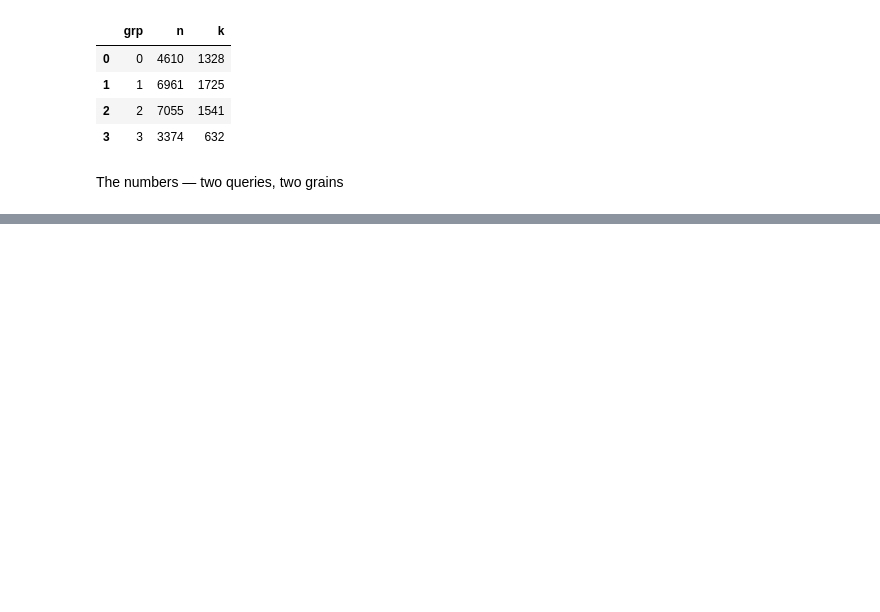
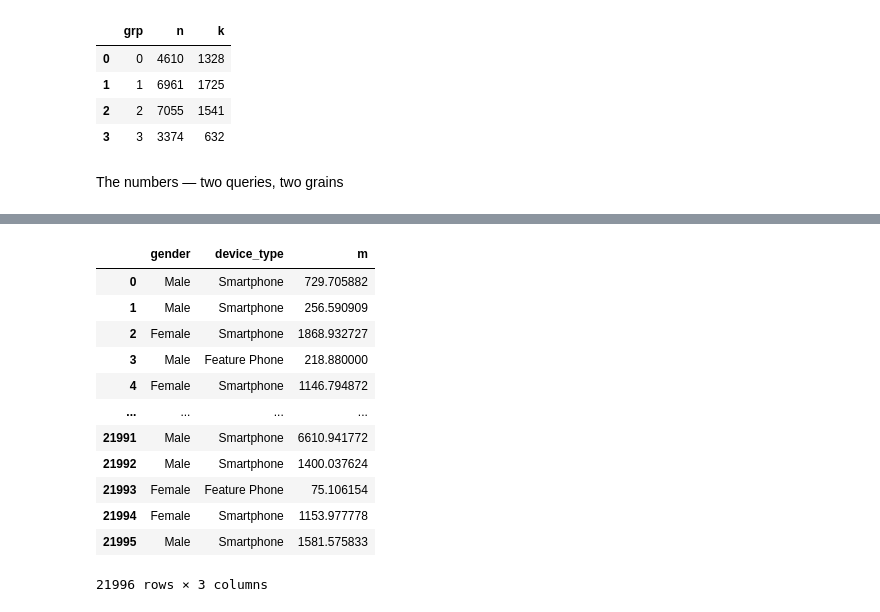
Before and after one commit to muhammedfayasekbcadbi-jpg/airtel-telecom-analytics, a Jupyter notebook: notebook/06_validation.ipynb, the cells around one changed output, grey strips where cells are left out. Saved outputs shown, nothing was run; the diff lists cells and outputs as text; code cells hidden in the pictures; blank space fills up the shorter version.

```diff
--- a/notebook/06_validation.ipynb
+++ b/notebook/06_validation.ipynb
@@ -292,0 +284,22 @@ SyntaxError: invalid syntax (1518502308.py, line 1)
+# %%
+q("""
+SELECT c.gender, c.device_type, -- two splits
+ AVG(u.data_mb) AS m -- one row per SUB
+FROM usage_daily u -- one row = a day
+JOIN customer_features c ON c.customer_id = u.customer_id -- who
+GROUP BY c.customer_id; -- one row per sub
+""")
+# %% [output]
+|  | gender | device_type | m |
+| 0 | Male | Smartphone | 729.705882 |
+| 1 | Male | Smartphone | 256.590909 |
+| 2 | Female | Smartphone | 1868.932727 |
+| 3 | Male | Feature Phone | 218.880000 |
+| 4 | Female | Smartphone | 1146.794872 |
+| ... | ... | ... | ... |
+| 21991 | Male | Smartphone | 6610.941772 |
+| 21992 | Male | Smartphone | 1400.037624 |
+| 21993 | Female | Feature Phone | 75.106154 |
+| 21994 | Female | Smartphone | 1153.977778 |
+| 21995 | Male | Smartphone | 1581.575833 |
+21996 rows × 3 columns
```
Also changed, not shown: parts of 2 cells of this notebook.
